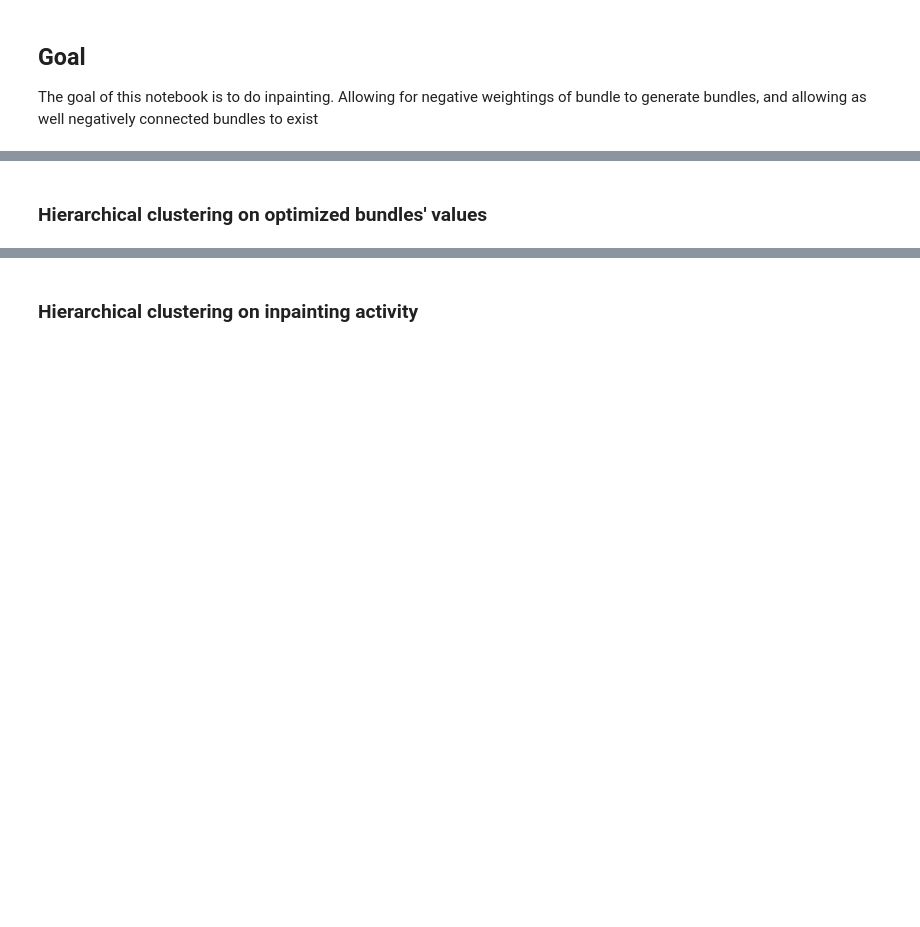
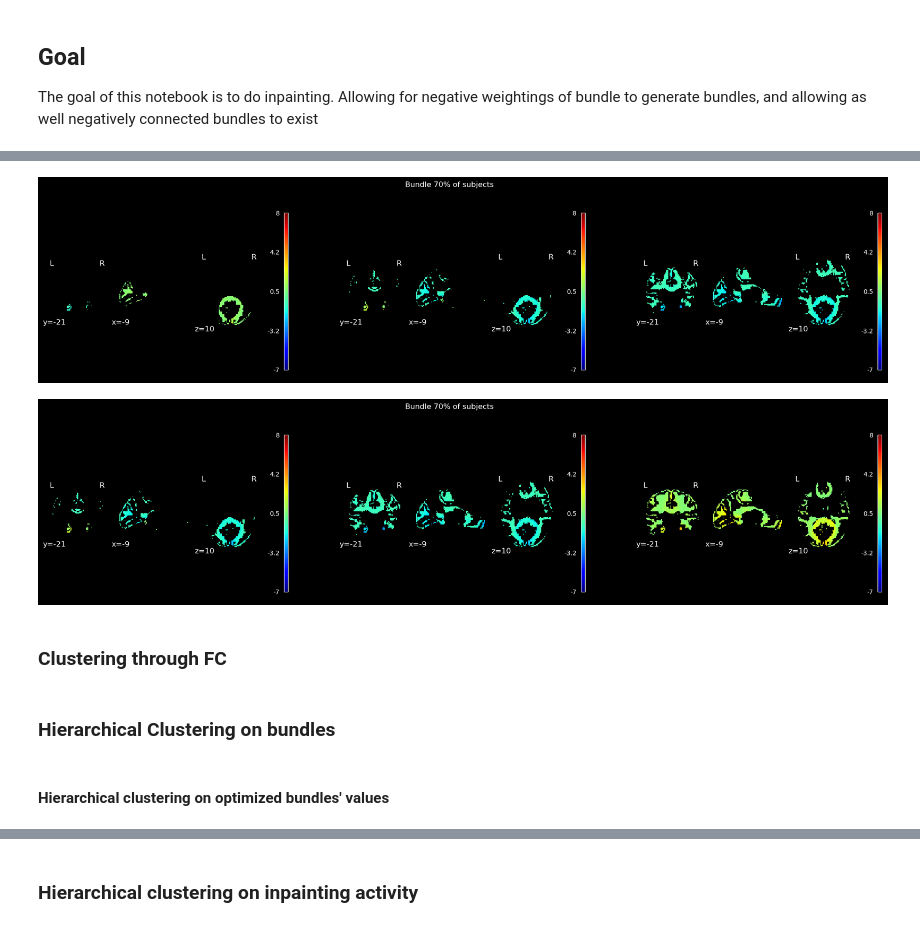
Before and after one commit to miki998/structural_wminpainting, a Jupyter notebook: notebooks/wm_parcellation.ipynb, the cells around one changed output, grey strips where cells are left out. Cells and saved outputs as stored; diff of their text form; code cells hidden in the pictures; blank space fills up the shorter version.

```diff
--- a/notebooks/wm_parcellation.ipynb
+++ b/notebooks/wm_parcellation.ipynb
@@ -85,0 +108,29 @@ bundle_opt = load(f"../resources/weights_regressors_activity/weighted_bundle_act
+# %%
+inpainted_array = []
+for k in tqdm(range(ftimecourse.shape[-1])):
+    tmp_inpainted, tmp_inpainted2 = inpaint_utils.interpolate_activity(fmri_coords, bundles_labels, bundle_opt[k], vdim,
+                                                        wmmask=wm_mask_subj, normalizing=True, verbose=False)
+    inpainted_array.append(tmp_inpainted2)
+inpainted_array = np.array(inpainted_array)
+# %%
+new_inpainted_array = deepcopy(inpainted_array)
+new_inpainted_array[new_inpainted_array==-100000] = 0
+# %%
+patterns = [new_inpainted_array[labels_ward==k].mean(axis=0) for k in range(nb_clusterward)]
+for p in patterns:
+    p[np.abs(p)<5e-1] = -10000
+# %%
+affines = [rest_affine] * 3
+coords_of_interest = [(-9,-21,10)] * 3
+all_inpaints_names = f', ,   '.split(',')
+
+inpaint_mods = patterns[:3]
+plot_utils.plot_compare_inpainting(inpaint_mods, coords_of_interest, affines, all_inpaints_names, vmin=-7, vmax=8)
+
+inpaint_mods = patterns[1:]
+plot_utils.plot_compare_inpainting(inpaint_mods, coords_of_interest, affines, all_inpaints_names, vmin=-7, vmax=8)
+# %% [output]
+[figure, added]
+[figure, added]
+# %% [markdown]
+### Clustering through FC
@@ -86,2 +149,4 @@ bundle_opt = load(f"../resources/weights_regressors_activity/weighted_bundle_act
+# %% [markdown]
+### Hierarchical Clustering on bundles
 # %% [markdown]
-### Hierarchical clustering on optimized bundles' values
+#### Hierarchical clustering on optimized bundles' values
```
Also changed, not shown: parts of 30 cells of this notebook, 3 other files.
